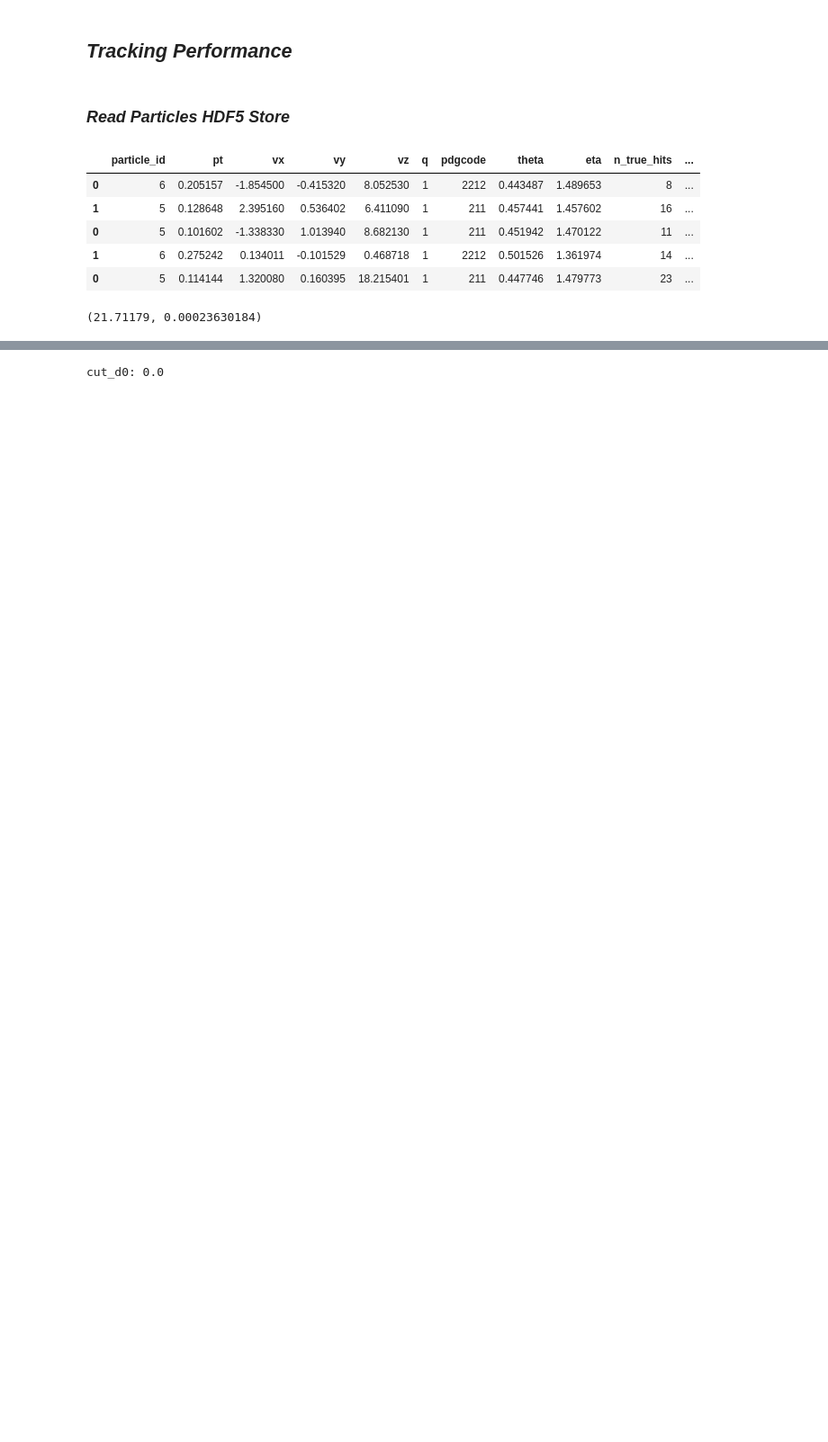
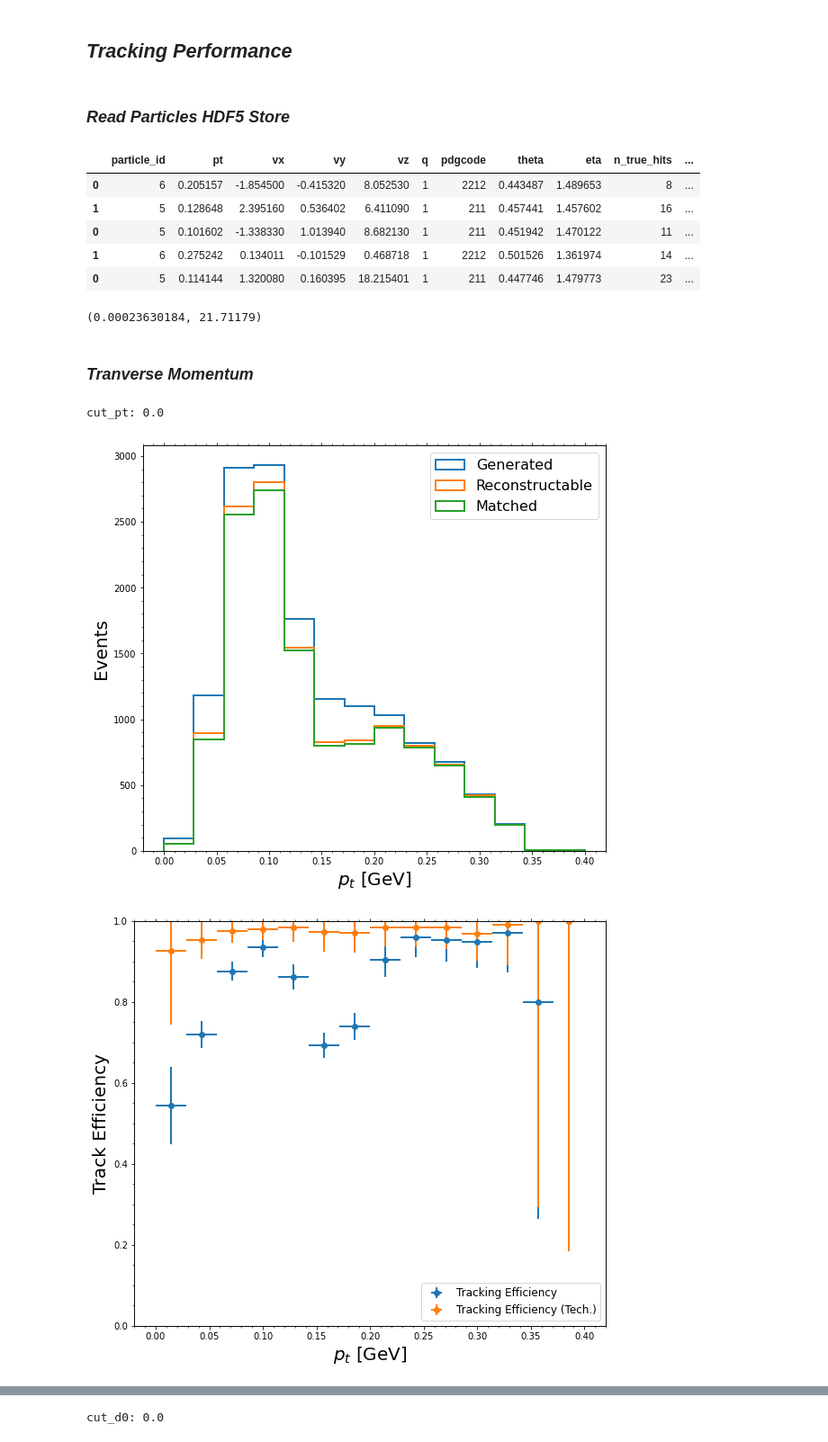
Before and after one commit to ai4fair/stttrkx, a Jupyter notebook: eval/plot_trk_perf.ipynb, the cells around one changed output, grey strips where cells are left out. Shown at 90% size. Saved outputs shown, nothing was run; the diff lists cells and outputs as text; code cells hidden in the pictures; blank space fills up the shorter version.

Commit message:
new plots for trk_perf

```diff
--- a/eval/plot_trk_perf.ipynb
+++ b/eval/plot_trk_perf.ipynb
@@ -47,9 +56,9 @@ z0 = df.vz.values
 rectable_idx = df.is_trackable
 matched_idx = df.is_matched
 # %%
-max(d0), min(d0)
+min(d0), max(d0)
 # %% [output]
-(21.71179, 0.00023630184)
+(0.00023630184, 21.71179)
 # %%
 # plot the efficiency as a function of pT, eta
 make_cmp_plot_fn = partial(make_cmp_plot,
@@ -62,0 +69,33 @@ out_prefix = "plot_perf"
+# %% [markdown]
+### _Tranverse Momentum_
+# %%
+pt_bins = np.linspace(0.0, 0.4, num=15)   # will give 15 bins
+
+pt_configs = {
+    'bins': pt_bins,
+    'histtype': 'step',
+    'lw': 2,
+    'log': False
+}
+# %%
+# vertex cuts
+all_cuts = [0.0]
+
+for (cut_pt) in all_cuts:
+    print("cut_pt: {}".format(cut_pt))
+
+    cuts = (pt > cut_pt)
+
+    # make pt plots
+    gen_pt = pt[cuts]
+    true_pt = pt[cuts & rectable_idx]
+    reco_pt = pt[cuts & rectable_idx & matched_idx]
+
+    make_cmp_plot_fn([gen_pt, true_pt, reco_pt],
+        configs=pt_configs, xlabel=r"$p_t$ [GeV]",
+        outname=os.path.join(outdir, "{}_pt_cut{}".format(out_prefix, cut_pt)),
+        ymin=0.6)
+# %% [output]
+cut_pt: 0.0
+[figure, added]
+[figure, added]
```
Also changed, not shown: parts of 10 cells of this notebook.
